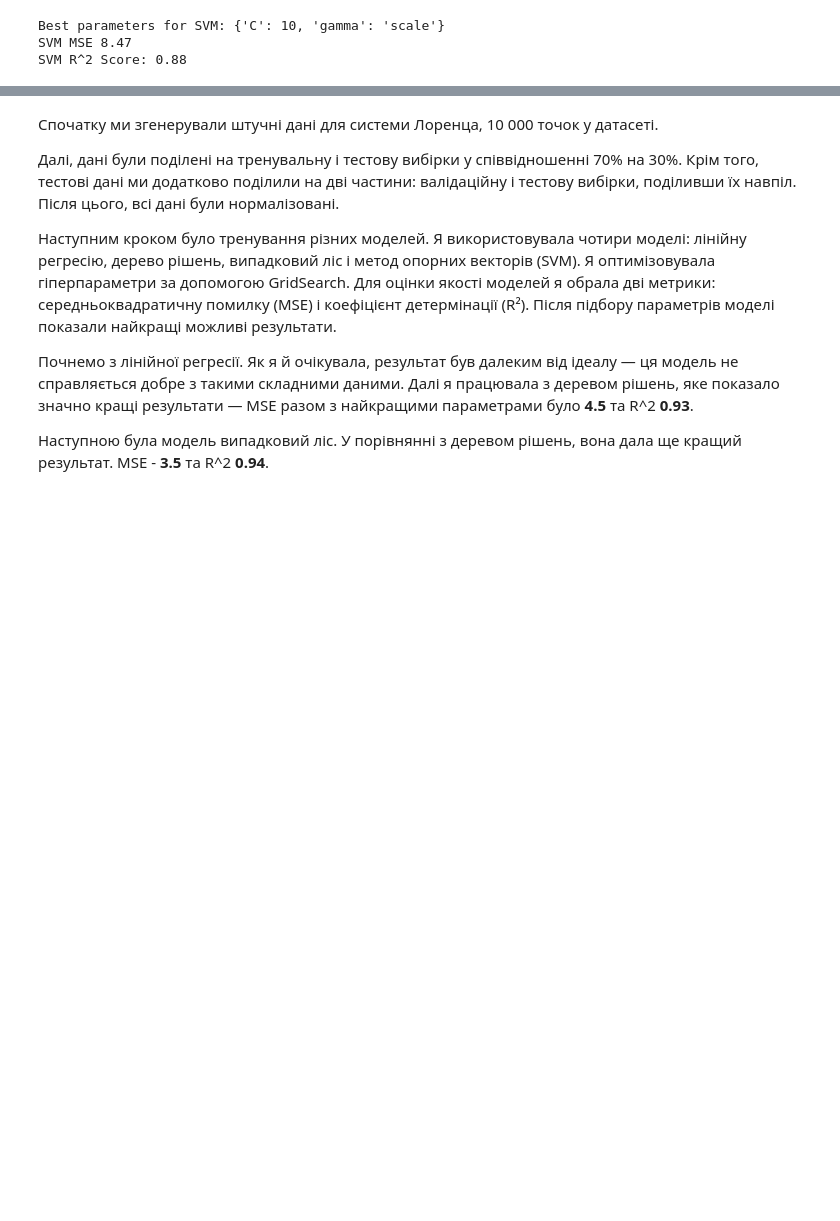
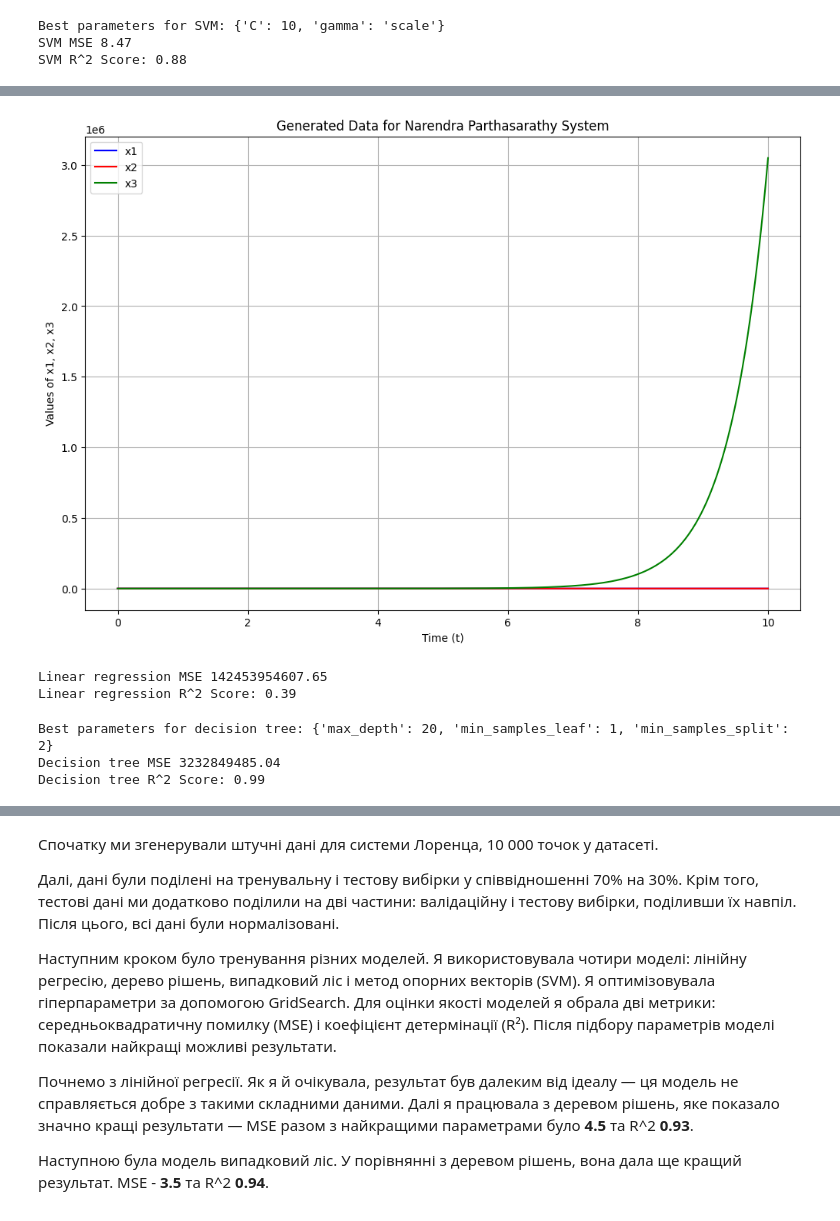
Before and after one commit to kristi5491/data_analytics, a Jupyter notebook: lab4/DM_practice_4.ipynb, the cells around one changed output, grey strips where cells are left out. Cells and saved outputs as stored; diff of their text form; code cells hidden in the pictures; blank space fills up the shorter version.

```diff
--- a/lab4/DM_practice_4.ipynb
+++ b/lab4/DM_practice_4.ipynb
@@ -495,0 +494,40 @@ plot_predictions_subplots(real_predicted_array)
+# %%
+a1, b1 = 1.5, 0.9
+a2, b2 = 2.0, 1.1
+a3, b3, c3 = 1.7, 0.8, 0.5
+
+n_points = 10000
+t = np.linspace(0, 10, n_points)
+dt = t[1] - t[0]
+
+x1 = np.zeros(n_points)
+x2 = np.zeros(n_points)
+x3 = np.zeros(n_points)
+
+x1[0], x2[0], x3[0] = 0.1, 0.1, 0.1
+
+for i in range(1, n_points):
+    dx1 = a1 * x1[i-1] - b1 * x2[i-1] * np.sin(x1[i-1])
+    dx2 = a2 * np.cos(x1[i-1]) - b2 * x1[i-1]
+    dx3 = a3 * x3[i-1] - b3 * x2[i-1] * np.sin(x2[i-1]) + c3 * np.cos(x1[i-1])
+
+    x1[i] = x1[i-1] + dx1 * dt
+    x2[i] = x2[i-1] + dx2 * dt
+    x3[i] = x3[i-1] + dx3 * dt
+
+df = pd.DataFrame({'t': t, 'x1': x1, 'x2': x2, 'x3': x3})
+df.to_csv("narendra_system.csv", index=False)
+# %%
+plt.figure(figsize=(12, 8))
+plt.plot(t, x1, label="x1", color='blue')
+plt.plot(t, x2, label="x2", color='red')
+plt.plot(t, x3, label="x3", color='green')
+plt.xlabel('Time (t)')
+plt.ylabel('Values of x1, x2, x3')
+plt.title('Generated Data for Narendra Parthasarathy System')
+plt.legend()
+plt.grid(True)
+
+plt.show()
+# %% [output]
+[figure, added]
@@ -495,0 +549,39 @@ plot_predictions_subplots(real_predicted_array)
+# %%
+linear_regression = LinearRegression()
+
+linear_regression.fit(X_train_scaled, y_train)
+
+linear_prediction = linear_regression.predict(X_test_scaled)
+
+lr_mse = mean_squared_error(y_test, linear_prediction)
+print(f'Linear regression MSE {lr_mse:.2f}')
+lr_r2_score = r2_score(y_test, linear_prediction)
+print(f'Linear regression R^2 Score: {lr_r2_score:.2f}')
+# %% [output]
+Linear regression MSE 142453954607.65
+Linear regression R^2 Score: 0.39
+# %%
+param_grid_dt = {
+    'max_depth': [5, 12, 20],
+    'min_samples_split': [2, 4, 7],
+    'min_samples_leaf': [1, 2, 3]
+}
+
+decision_tree = DecisionTreeRegressor()
+
+decision_tree_search = GridSearchCV(estimator=decision_tree, param_grid=param_grid_dt, cv=3, scoring='neg_mean_squared_error')
+
+decision_tree_search.fit(X_train_scaled, y_train)
+
+print(f"Best parameters for decision tree: {decision_tree_search.best_params_}")
+
+decision_prediction = decision_tree_search.predict(X_test_scaled)
+
+dt_mse = mean_squared_error(y_test, decision_prediction)
+print(f'Decision tree MSE {dt_mse:.2f}')
+dt_r2_score = r2_score(y_test, decision_prediction)
+print(f'Decision tree R^2 Score: {dt_r2_score:.2f}')
+# %% [output]
+Best parameters for decision tree: {'max_depth': 20, 'min_samples_leaf': 1, 'min_samples_split': 2}
+Decision tree MSE 3232849485.04
+Decision tree R^2 Score: 0.99
```
Also changed, not shown: parts of 13 cells of this notebook, 2 other files.
